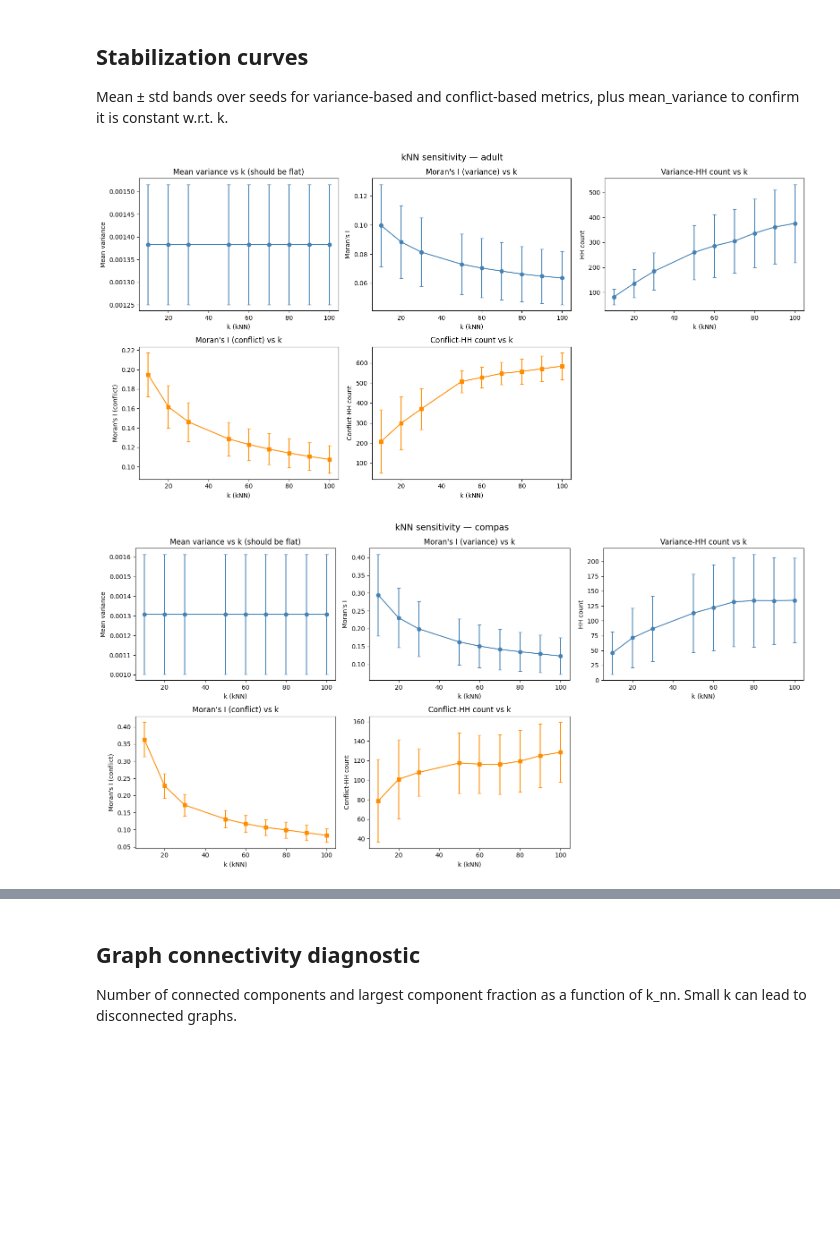
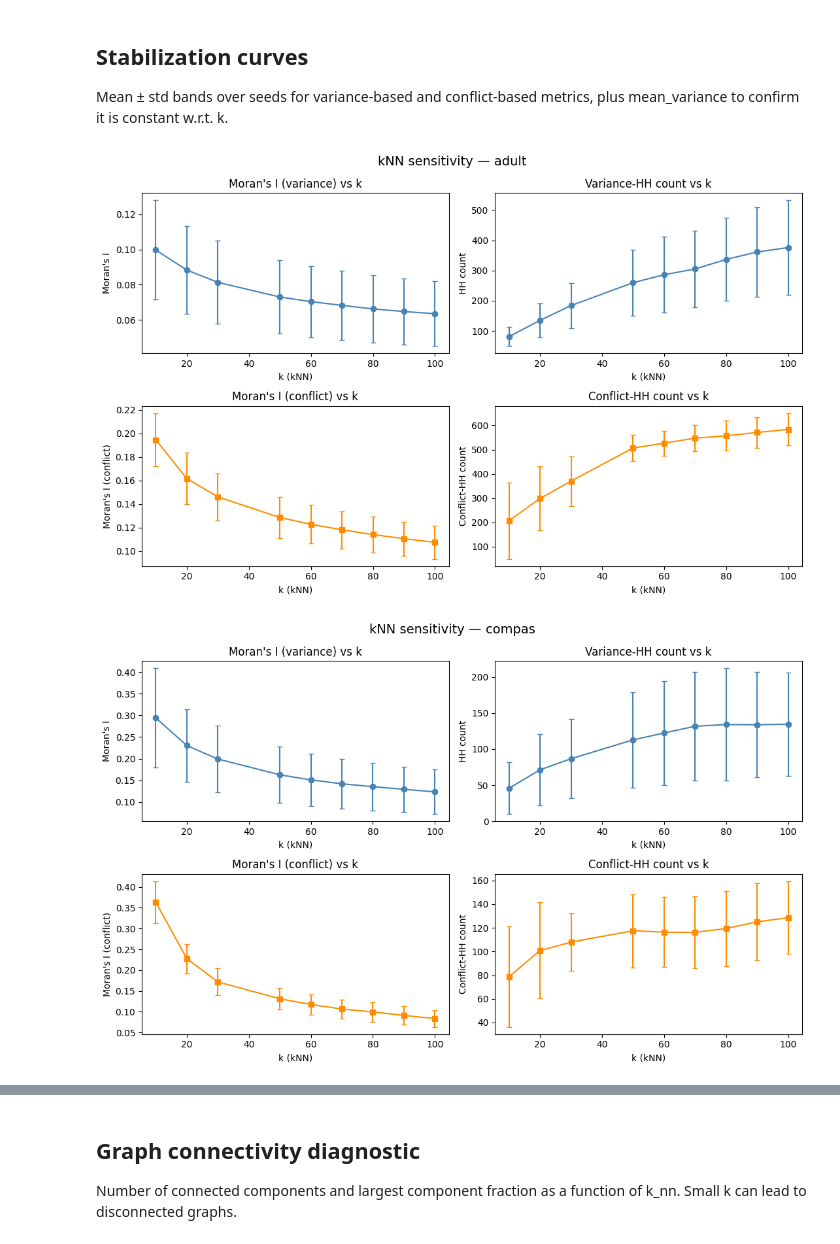
Before and after one commit to DejvisT/spatial-rashomon-multiplicity, a Jupyter notebook: notebooks/05_sensitivity_kNN.ipynb, the cells around one changed output, grey strips where cells are left out. Cells and saved outputs as stored; diff of their text form; code cells hidden in the pictures; blank space fills up the shorter version.

Commit message:
Removed constant variance plot from kNN sensitivity

```diff
--- a/notebooks/05_sensitivity_kNN.ipynb
+++ b/notebooks/05_sensitivity_kNN.ipynb
@@ -114,38 +114,59 @@ adult   10          0.0014  0.0001        0.0172  0.0011  0.0997  0.0283
 Mean ± std bands over seeds for variance-based and conflict-based metrics, plus mean_variance to confirm it is constant w.r.t. k.
 # %%
 agg_knn = df_knn.groupby(["dataset", "k_nn"]).agg(
-    mean_variance_mean=("mean_variance", "mean"), mean_variance_std=("mean_variance", "std"),
-    moran_mean=("moran_i", "mean"), moran_std=("moran_i", "std"),
-    n_hh_mean=("n_hh", "mean"), n_hh_std=("n_hh", "std"),
-    conflict_moran_mean=("conflict_moran_i", "mean"), conflict_moran_std=("conflict_moran_i", "std"),
-    conflict_n_hh_mean=("conflict_n_hh", "mean"), conflict_n_hh_std=("conflict_n_hh", "std"),
+    mean_variance_mean=("mean_variance", "mean"),
+    mean_variance_std=("mean_variance", "std"),
+    moran_mean=("moran_i", "mean"),
+    moran_std=("moran_i", "std"),
+    n_hh_mean=("n_hh", "mean"),
+    n_hh_std=("n_hh", "std"),
+    conflict_moran_mean=("conflict_moran_i", "mean"),
+    conflict_moran_std=("conflict_moran_i", "std"),
+    conflict_n_hh_mean=("conflict_n_hh", "mean"),
+    conflict_n_hh_std=("conflict_n_hh", "std"),
 ).reset_index()
 
 for ds_name, ds_agg in agg_knn.groupby("dataset"):
     d = ds_agg
-    fig, axes = plt.subplots(2, 3, figsize=(16, 8))
 
-    axes[0, 0].errorbar(d["k_nn"], d["mean_variance_mean"], yerr=d["mean_variance_std"], marker="o", capsize=3, color="steelblue")
-    axes[0, 0].set_xlabel("k (kNN)"); axes[0, 0].set_ylabel("Mean variance"); axes[0, 0].set_title("Mean variance vs k (should be flat)")
+    fig, axes = plt.subplots(2, 2, figsize=(11, 7))
 
-    axes[0, 1].errorbar(d["k_nn"], d["moran_mean"], yerr=d["moran_std"], marker="o", capsize=3, color="steelblue")
-    axes[0, 1].set_xlabel("k (kNN)"); axes[0, 1].set_ylabel("Moran's I"); axes[0, 1].set_title("Moran's I (variance) vs k")
+    axes[0, 0].errorbar(
+        d["k_nn"], d["moran_mean"], yerr=d["moran_std"],
+        marker="o", capsize=3, color="steelblue"
+    )
+    axes[0, 0].set_xlabel("k (kNN)")
+    axes[0, 0].set_ylabel("Moran's I")
+    axes[0, 0].set_title("Moran's I (variance) vs k")
 
-    axes[0, 2].errorbar(d["k_nn"], d["n_hh_mean"], yerr=d["n_hh_std"], marker="o", capsize=3, color="steelblue")
-    axes[0, 2].set_xlabel("k (kNN)"); axes[0, 2].set_ylabel("HH count"); axes[0, 2].set_title("Variance-HH count vs k")
+    axes[0, 1].errorbar(
+        d["k_nn"], d["n_hh_mean"], yerr=d["n_hh_std"],
+        marker="o", capsize=3, color="steelblue"
+    )
+    axes[0, 1].set_xlabel("k (kNN)")
+    axes[0, 1].set_ylabel("HH count")
+    axes[0, 1].set_title("Variance-HH count vs k")
 
-    axes[1, 0].errorbar(d["k_nn"], d["conflict_moran_mean"], yerr=d["conflict_moran_std"], marker="s", capsize=3, color="darkorange")
-    axes[1, 0].set_xlabel("k (kNN)"); axes[1, 0].set_ylabel("Moran's I (conflict)"); axes[1, 0].set_title("Moran's I (conflict) vs k")
+    axes[1, 0].errorbar(
+        d["k_nn"], d["conflict_moran_mean"], yerr=d["conflict_moran_std"],
+        marker="s", capsize=3, color="darkorange"
+    )
+    axes[1, 0].set_xlabel("k (kNN)")
+    axes[1, 0].set_ylabel("Moran's I (conflict)")
+    axes[1, 0].set_title("Moran's I (conflict) vs k")
 
-    axes[1, 1].errorbar(d["k_nn"], d["conflict_n_hh_mean"], yerr=d["conflict_n_hh_std"], marker="s", capsize=3, color="darkorange")
-    axes[1, 1].set_xlabel("k (kNN)"); axes[1, 1].set_ylabel("Conflict-HH count"); axes[1, 1].set_title("Conflict-HH count vs k")
-
-    axes[1, 2].set_visible(False)
+    axes[1, 1].errorbar(
+        d["k_nn"], d["conflict_n_hh_mean"], yerr=d["conflict_n_hh_std"],
+        marker="s", capsize=3, color="darkorange"
+    )
+    axes[1, 1].set_xlabel("k (kNN)")
+    axes[1, 1].set_ylabel("Conflict-HH count")
+    axes[1, 1].set_title("Conflict-HH count vs k")
 
     fig.suptitle(f"kNN sensitivity — {ds_name}", fontsize=14)
     fig.tight_layout()
     fig.savefig(FIG_DIR / f"sensitivity_kNN_curves_{ds_name}.pdf", bbox_inches="tight")
     plt.show()
 # %% [output]
-[figure, old version]
+[figure, new version]
-[figure, old version]
+[figure, new version]
```
Also changed, not shown: parts of 1 cell of this notebook, 8 other files.
